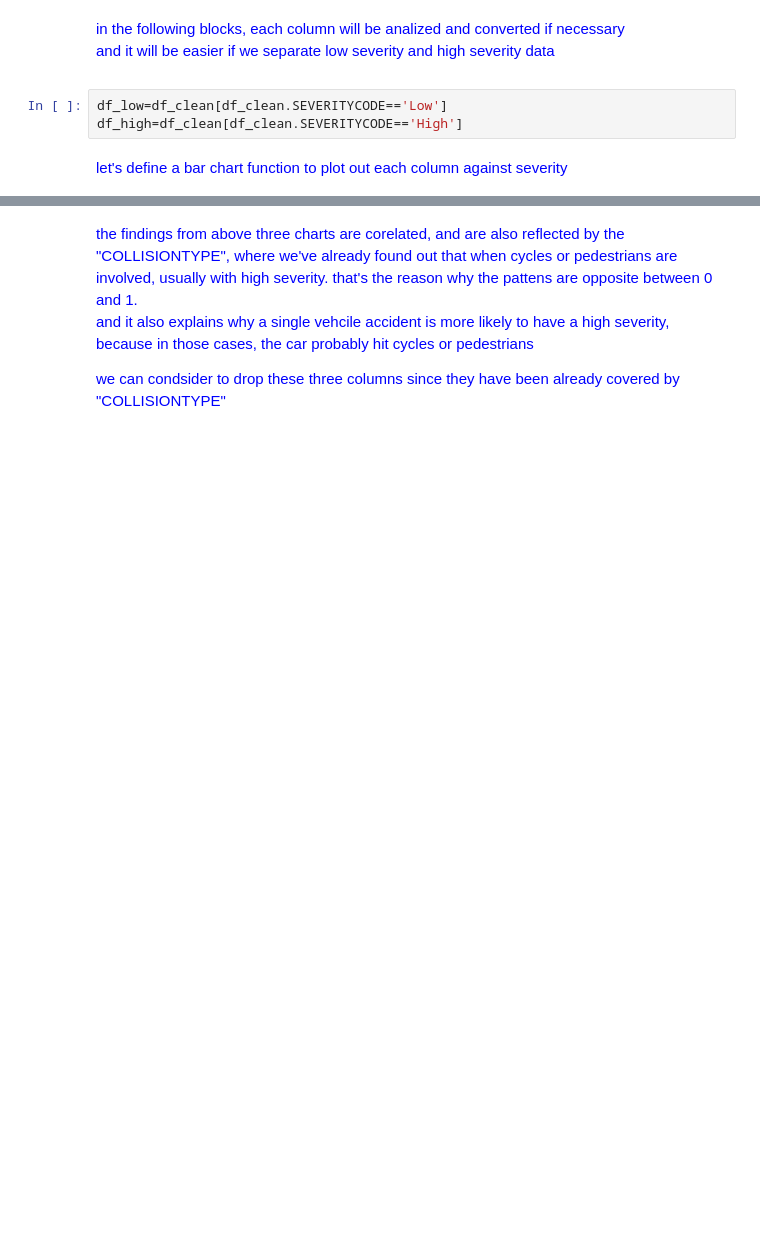
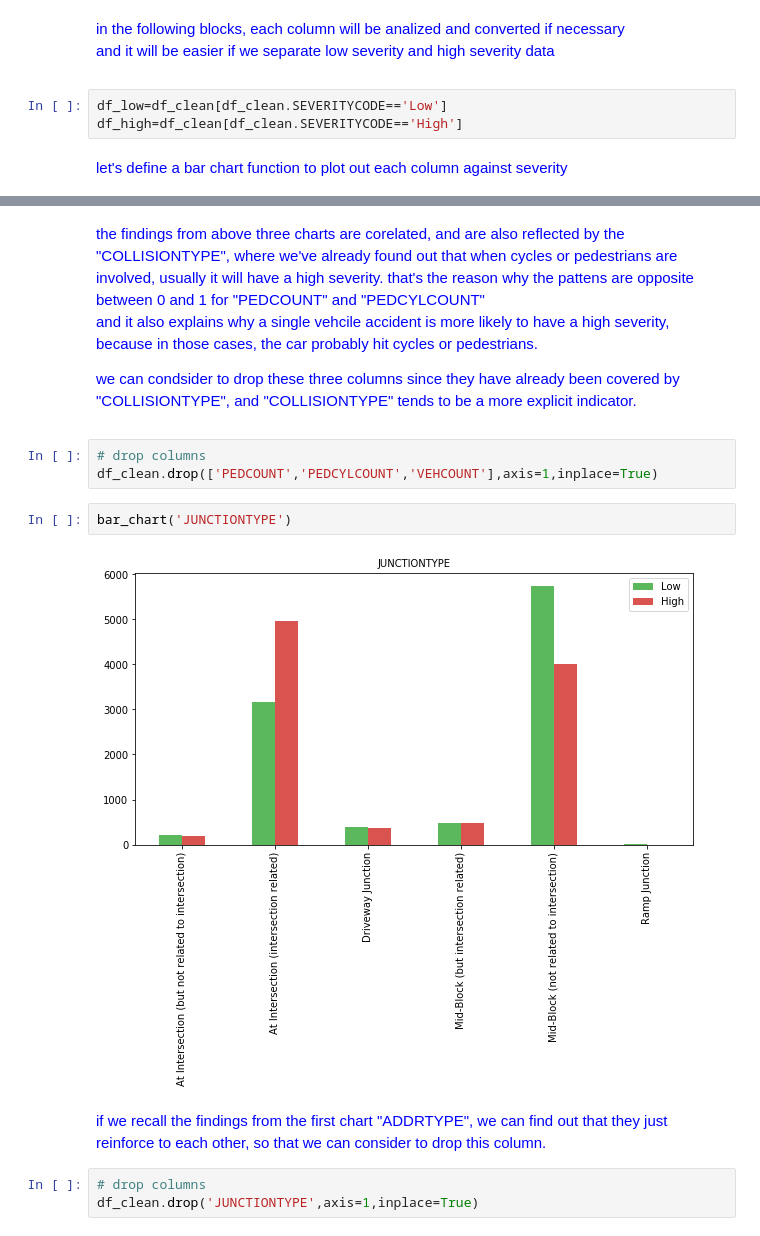
Before and after one commit to brucehsi/Coursera_Capstone, a Jupyter notebook: capstone assignment.ipynb, the cells around one changed output, grey strips where cells are left out. Saved outputs shown, nothing was run; the diff lists cells and outputs as text; blank space fills up the shorter version.

```diff
--- a/capstone assignment.ipynb
+++ b/capstone assignment.ipynb
@@ -202,8 +235,22 @@ bar_chart('VEHCOUNT')
 # %% [markdown]
 <span style="color:blue">
-the findings from above three charts are corelated, and are also reflected by the "COLLISIONTYPE", where we've already found out that when cycles or pedestrians are involved, usually with high severity. that's the reason why the pattens are opposite between 0 and 1.
+the findings from above three charts are corelated, and are also reflected by the "COLLISIONTYPE", where we've already found out that when cycles or pedestrians are involved, usually it will have a high severity. that's the reason why the pattens are opposite between 0 and 1 for "PEDCOUNT" and "PEDCYLCOUNT"
 
-and it also explains why a single vehcile accident is more likely to have a high severity, because in those cases, the car probably hit cycles or pedestrians
+and it also explains why a single vehcile accident is more likely to have a high severity, because in those cases, the car probably hit cycles or pedestrians.
 
-we can condsider to drop these three columns since they have been already covered by "COLLISIONTYPE"
+we can condsider to drop these three columns since they have already been covered by "COLLISIONTYPE", and "COLLISIONTYPE" tends to be a more explicit indicator.
 </span>
+# %%
+# drop columns
+df_clean.drop(['PEDCOUNT','PEDCYLCOUNT','VEHCOUNT'],axis=1,inplace=True)
+# %%
+bar_chart('JUNCTIONTYPE')
+# %% [output]
+[figure, added]
+# %% [markdown]
+<span style="color:blue">
+if we recall the findings from the first chart "ADDRTYPE", we can find out that they just reinforce to each other, so that we can consider to drop this column.
+</span>
+# %%
+# drop columns
+df_clean.drop('JUNCTIONTYPE',axis=1,inplace=True)
```
Also changed, not shown: parts of 69 cells of this notebook.
